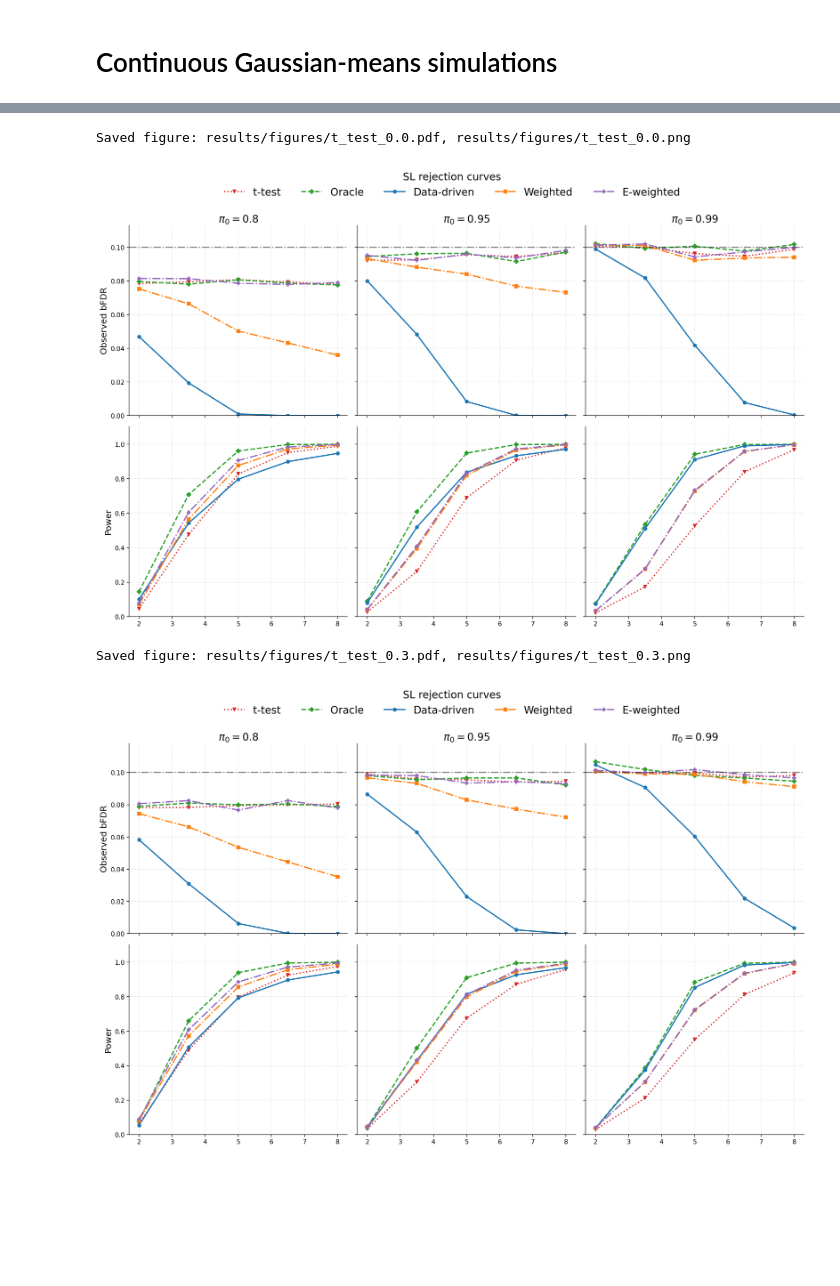
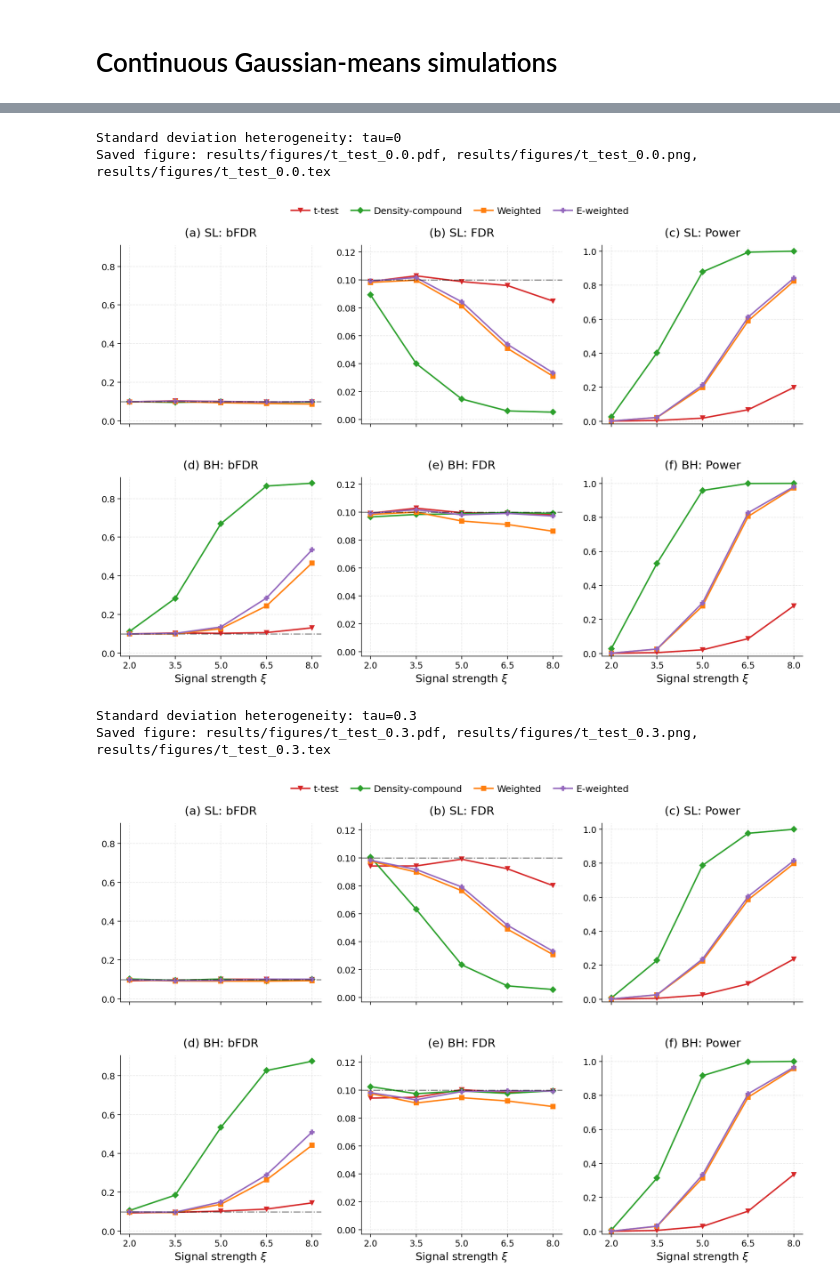
Before and after one commit to jerryzhu509/cp-lfdr-paper, a Jupyter notebook: notebooks/01_continuous_simulations.ipynb, the cells around one changed output, grey strips where cells are left out. Cells and saved outputs as stored; diff of their text form; code cells hidden in the pictures; blank space fills up the shorter version.

Commit message:
Update continuous simulations and RDD figures

```diff
--- a/notebooks/01_continuous_simulations.ipynb
+++ b/notebooks/01_continuous_simulations.ipynb
@@ -61,7 +62,6 @@ def save_figure(fig, stem):
     return paths
 
 import pickle
-from collections import defaultdict
 
 import matplotlib.pyplot as plt
 import numpy as np
@@ -69,7 +69,12 @@ import pandas as pd
 
 from cp_lfdr.continuous import run_continuous_setting
 
-RUN_FULL = True
 SAVE_RESULTS = True
-draws = 20_000 if RUN_FULL else 100
+draws = 100  # Change to 10_000 for the full run.
+m = 2000
+sample_size = 5
+alpha = 0.1
+pi0_values = [0.99]
+tau_values = [0.0, 0.3]
+effect_sizes = np.linspace(2, 8, 5)
 # %%
@@ -361,52 +249,17 @@ def plot_by_pi0_for_fixed_diff(
 # %%
-# Convert the simulation result objects to the plotting function's
-# expected dictionaries.
-plot_results = {}
-for tau, tau_results in all_results.items():
-    plot_results[tau] = {}
-    for pi0, settings in tau_results.items():
-        history = defaultdict(list)
-        gamma_grid_history = defaultdict(list)
-        gamma_minus_history = defaultdict(list)
-        gamma_bh_history = defaultdict(list)
-        for result in settings:
-            for method, method_metrics in result["metrics"].items():
-                for metric, value in method_metrics.items():
-                    history[f"{method}_SL_{metric}"].append(value)
-            for method, levels in result["gamma_grid"].items():
-                for level, value in levels.items():
-                    gamma_grid_history[
-                        f"{method}_alpha={level:.3f}_max_gamma"
-                    ].append(value)
-            for method, value in result["gamma_minus"].items():
-                gamma_minus_history[
-                    f"{method}_gamma_minus_max_gamma"
-                ].append(value)
-            for method, value in result["gamma_bh"].items():
-                gamma_bh_history[
-                    f"{method}_gamma_bh_max_gamma"
-                ].append(value)
-        plot_results[tau][pi0] = {
-            "history": history,
-            "gamma_grid_history": gamma_grid_history,
-            "gamma_minus_history": gamma_minus_history,
-            "gamma_bh_history": gamma_bh_history,
-        }
-
 for tau in tau_values:
-    plot_by_pi0_for_fixed_diff(
+    print(f"Standard deviation heterogeneity: tau={tau:g}")
+    fig = plot_for_fixed_tau(
         x_values=effect_sizes,
-        results_for_diff=plot_results[tau],
-        pi0_values=pi0_values,
-        diff=tau,
-        x_label="Effect size",
+        settings=all_results[tau][pi0_values[0]],
         alpha=alpha,
-        p_types=("t-test", "Oracle", "Data-driven", "Weighted", "E-weighted"),
-        cp_types=("Oracle", "Data-driven"),
-        save=SAVE_FIGURES,
     )
+    save_figure(fig, f"t_test_{tau}")
+    plt.show()
 # %% [output]
-Saved figure: results/figures/t_test_0.0.pdf, results/figures/t_test_0.0.png
+Standard deviation heterogeneity: tau=0
+Saved figure: results/figures/t_test_0.0.pdf, results/figures/t_test_0.0.png, results/figures/t_test_0.0.tex
-[figure, old version]
+[figure, new version]
-Saved figure: results/figures/t_test_0.3.pdf, results/figures/t_test_0.3.png
+Standard deviation heterogeneity: tau=0.3
+Saved figure: results/figures/t_test_0.3.pdf, results/figures/t_test_0.3.png, results/figures/t_test_0.3.tex
-[figure, old version]
+[figure, new version]
```
Also changed, not shown: parts of 5 cells of this notebook, 21 other files.
